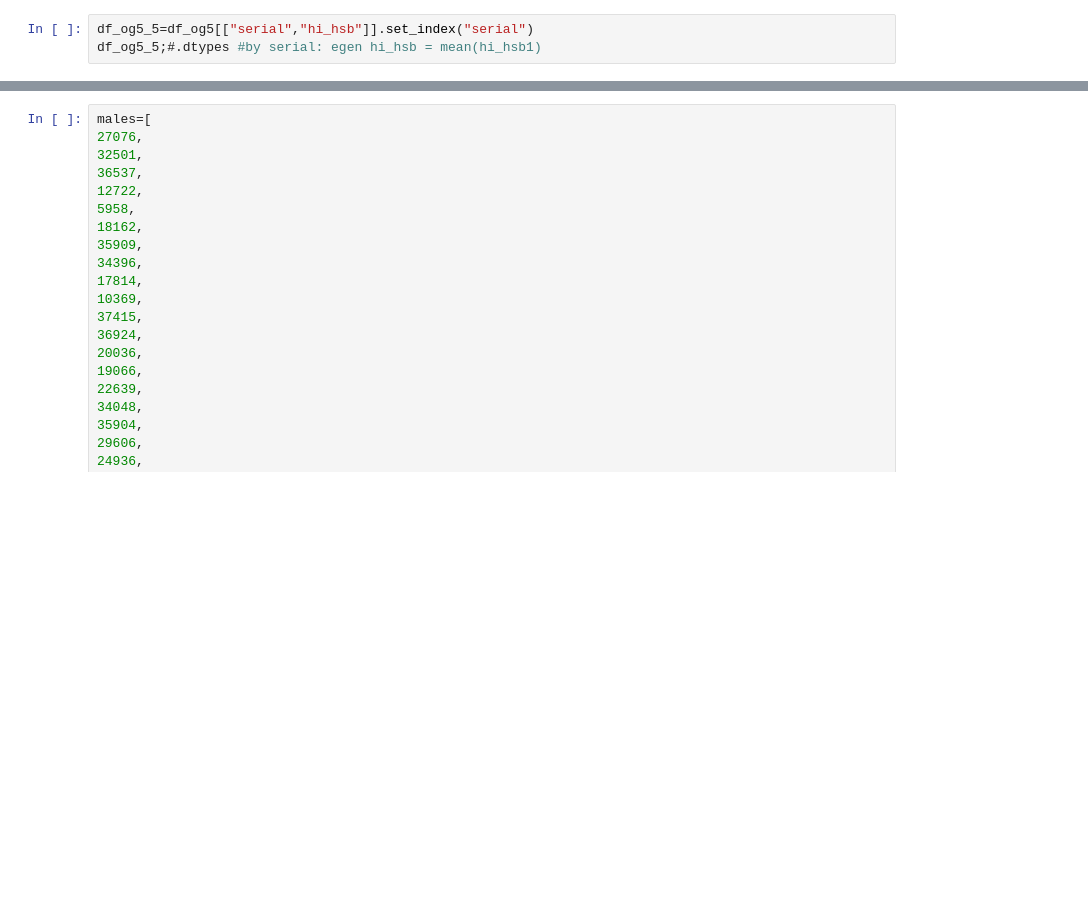
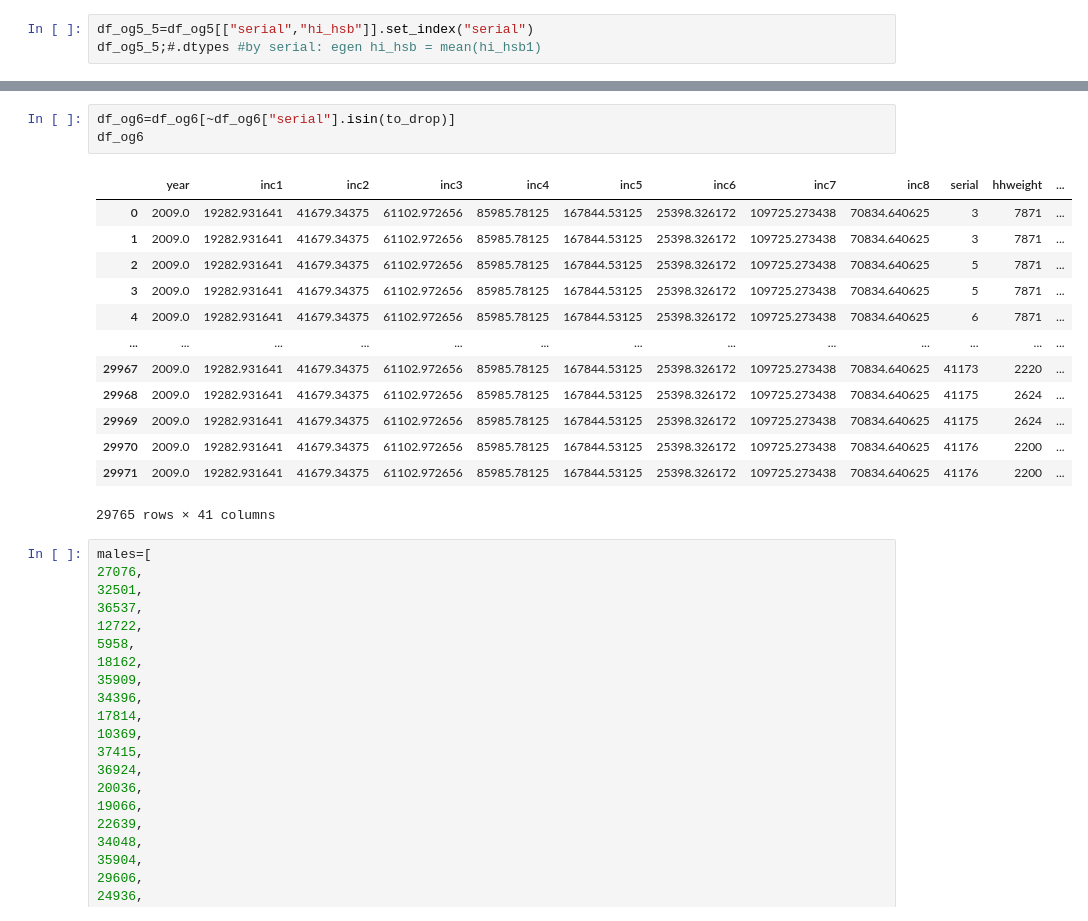
Before and after one commit to ellenrlasko/PS-88-21-DEV, a Jupyter notebook: lab/aaronfolder/masteringMetricsSW.ipynb, the cells around one changed output, grey strips where cells are left out. Saved outputs shown, nothing was run; the diff lists cells and outputs as text; blank space fills up the shorter version.

```diff
--- a/lab/aaronfolder/masteringMetricsSW.ipynb
+++ b/lab/aaronfolder/masteringMetricsSW.ipynb
@@ -45,3 +297,20 @@ df_og6;
+# %%
+df_og6=df_og6[~df_og6["serial"].isin(to_drop)]
+df_og6
+# %% [output]
+|  | year | inc1 | inc2 | inc3 | inc4 | inc5 | inc6 | inc7 | inc8 | serial | hhweight | ... |
+| 0 | 2009.0 | 19282.931641 | 41679.34375 | 61102.972656 | 85985.78125 | 167844.53125 | 25398.326172 | 109725.273438 | 70834.640625 | 3 | 7871 | ... |
+| 1 | 2009.0 | 19282.931641 | 41679.34375 | 61102.972656 | 85985.78125 | 167844.53125 | 25398.326172 | 109725.273438 | 70834.640625 | 3 | 7871 | ... |
+| 2 | 2009.0 | 19282.931641 | 41679.34375 | 61102.972656 | 85985.78125 | 167844.53125 | 25398.326172 | 109725.273438 | 70834.640625 | 5 | 7871 | ... |
+| 3 | 2009.0 | 19282.931641 | 41679.34375 | 61102.972656 | 85985.78125 | 167844.53125 | 25398.326172 | 109725.273438 | 70834.640625 | 5 | 7871 | ... |
+| 4 | 2009.0 | 19282.931641 | 41679.34375 | 61102.972656 | 85985.78125 | 167844.53125 | 25398.326172 | 109725.273438 | 70834.640625 | 6 | 7871 | ... |
+| ... | ... | ... | ... | ... | ... | ... | ... | ... | ... | ... | ... | ... |
+| 29967 | 2009.0 | 19282.931641 | 41679.34375 | 61102.972656 | 85985.78125 | 167844.53125 | 25398.326172 | 109725.273438 | 70834.640625 | 41173 | 2220 | ... |
+| 29968 | 2009.0 | 19282.931641 | 41679.34375 | 61102.972656 | 85985.78125 | 167844.53125 | 25398.326172 | 109725.273438 | 70834.640625 | 41175 | 2624 | ... |
+| 29969 | 2009.0 | 19282.931641 | 41679.34375 | 61102.972656 | 85985.78125 | 167844.53125 | 25398.326172 | 109725.273438 | 70834.640625 | 41175 | 2624 | ... |
+| 29970 | 2009.0 | 19282.931641 | 41679.34375 | 61102.972656 | 85985.78125 | 167844.53125 | 25398.326172 | 109725.273438 | 70834.640625 | 41176 | 2200 | ... |
+| 29971 | 2009.0 | 19282.931641 | 41679.34375 | 61102.972656 | 85985.78125 | 167844.53125 | 25398.326172 | 109725.273438 | 70834.640625 | 41176 | 2200 | ... |
+29765 rows × 41 columns
 # %%
 males=[
 27076,
```
Also changed, not shown: parts of 9 cells of this notebook.
